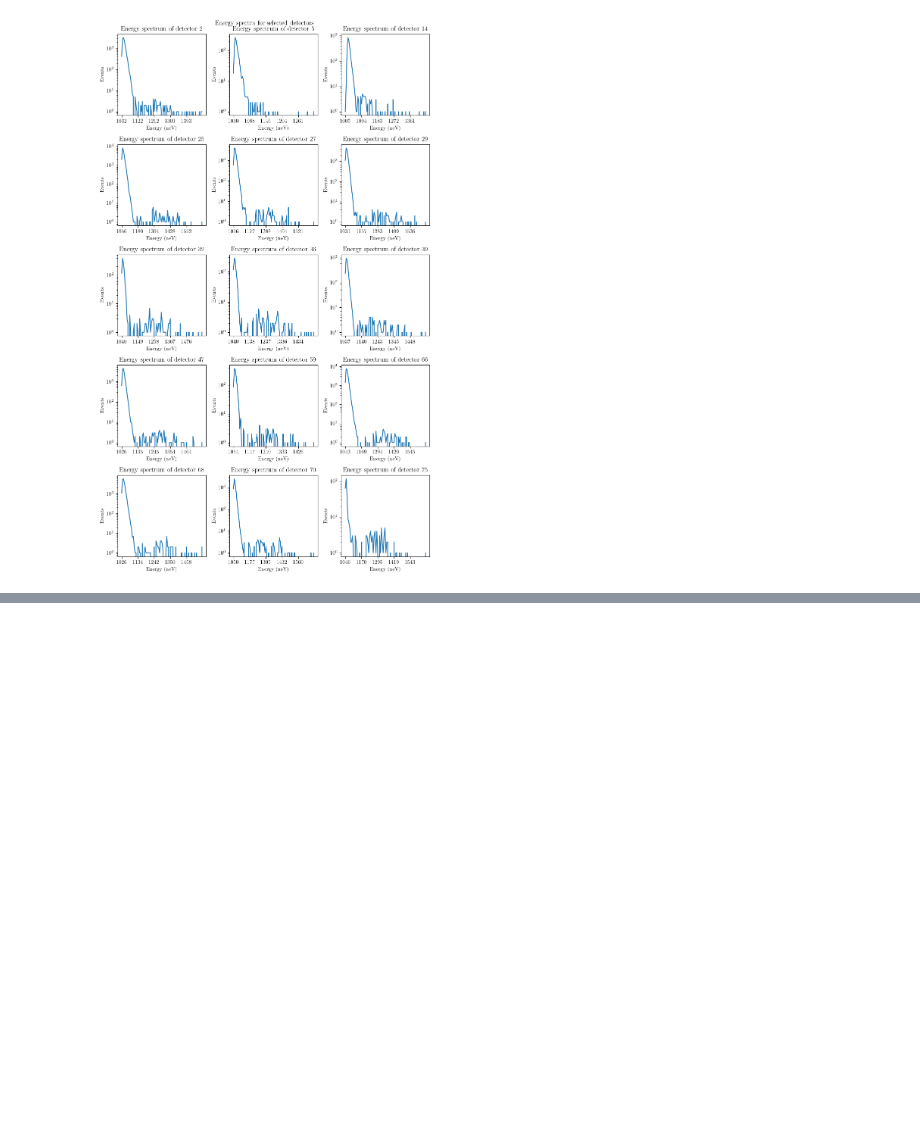
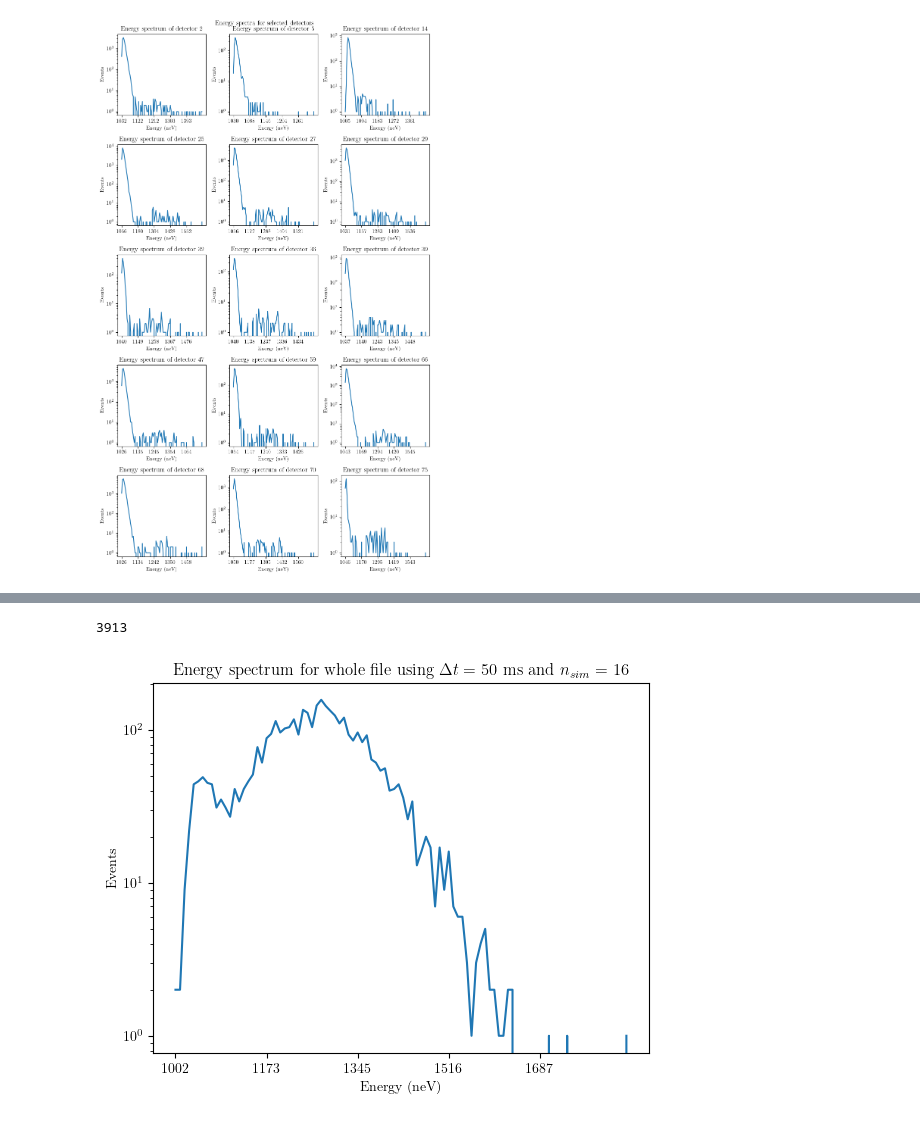
Before and after one commit to DrumJB/S3Python, a Jupyter notebook: detectorEnergySpectra.ipynb, the cells around one changed output, grey strips where cells are left out. Cells and saved outputs as stored; diff of their text form; code cells hidden in the pictures; blank space fills up the shorter version.

```diff
--- a/detectorEnergySpectra.ipynb
+++ b/detectorEnergySpectra.ipynb
@@ -62,0 +111,5 @@ fig.tight_layout()
+# %%
+plot_energies(50, 16)
+# %% [output]
+3913
+[figure, added]
```
Also changed, not shown: parts of 7 cells of this notebook, 3 other files.
